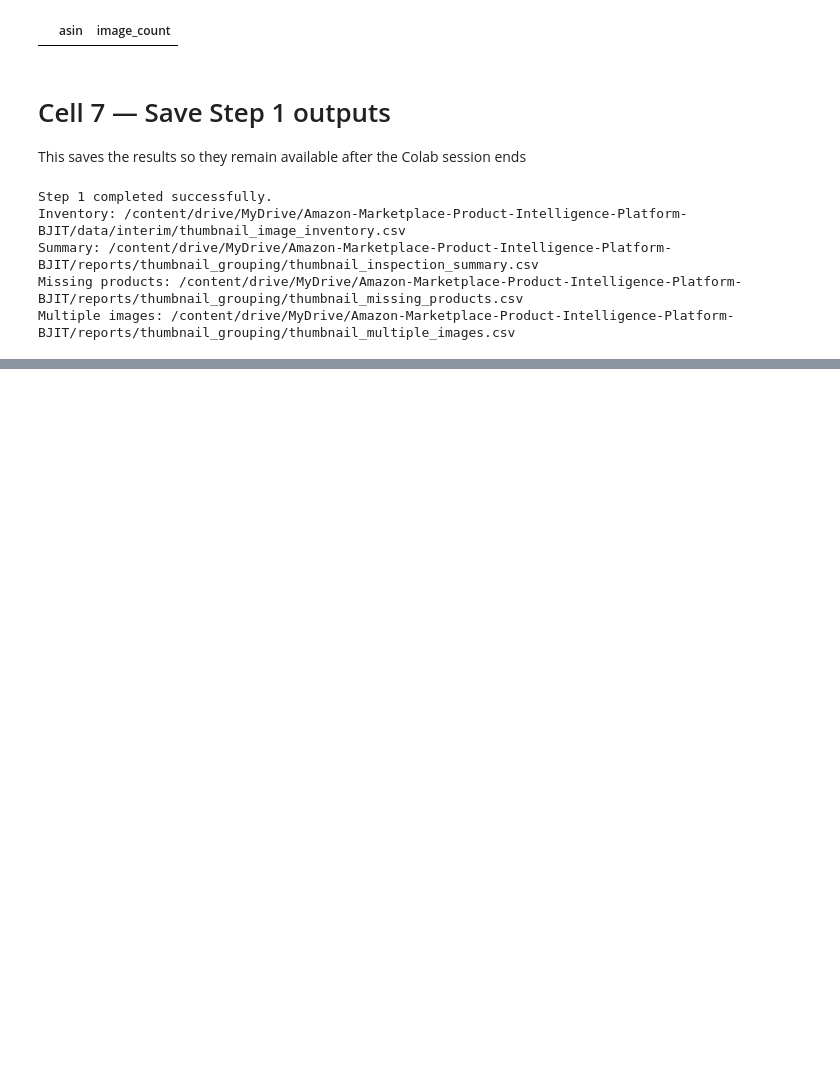
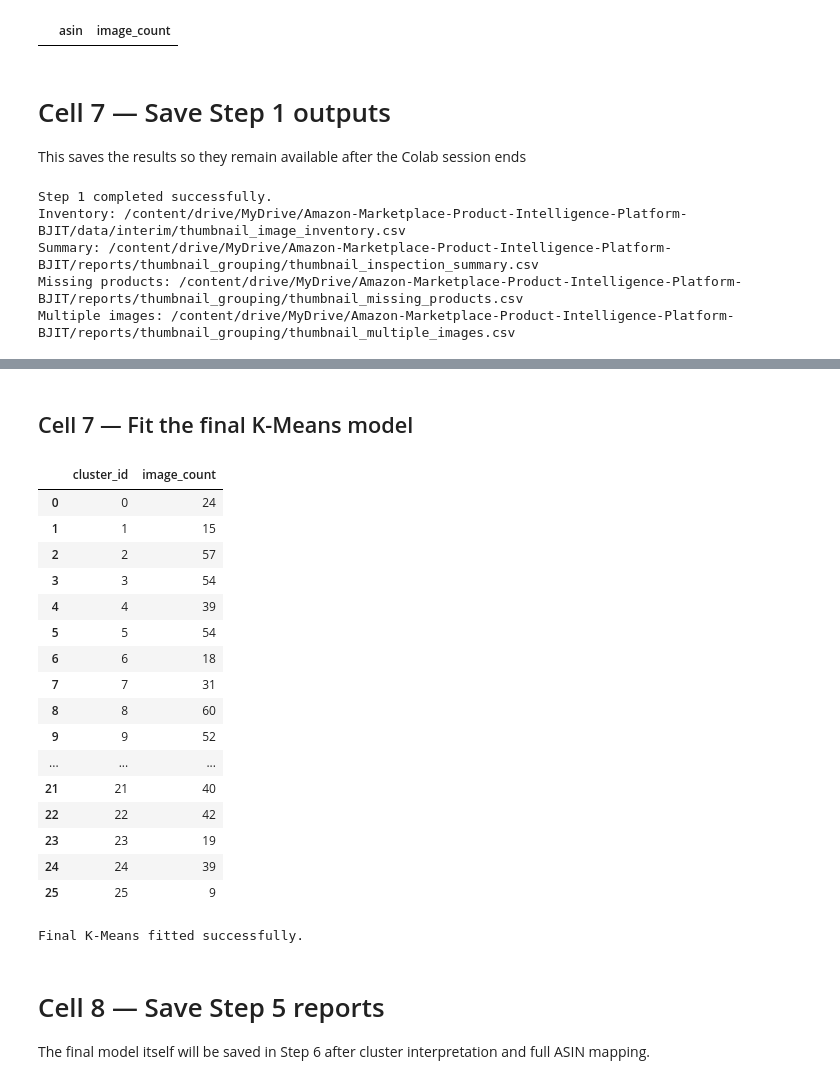
Before and after one commit to farhan065/Amazon-Marketplace-Product-Intelligence-Platform, a Jupyter notebook: notebooks/thumbnail_grouping/01_thumbnail_preprocessing_eda_ipynb.ipynb, the cells around one changed output, grey strips where cells are left out. Drawn from its saved outputs; the diff is of its cells as text; code cells hidden in the pictures; blank space fills up the shorter version.

```diff
--- a/notebooks/thumbnail_grouping/01_thumbnail_preprocessing_eda_ipynb.ipynb
+++ b/notebooks/thumbnail_grouping/01_thumbnail_preprocessing_eda_ipynb.ipynb
@@ -732,0 +3267,70 @@ Multiple images: /content/drive/MyDrive/Amazon-Marketplace-Product-Intelligence-
+# %% [markdown]
+## Cell 7 — Fit the final K-Means model
+# %%
+# ============================================================
+# Step 5.7: Fit final K-Means model
+# ============================================================
+
+final_kmeans_model = KMeans(
+    n_clusters=selected_cluster_count,
+    init="k-means++",
+    n_init=KMEANS_N_INIT,
+    max_iter=KMEANS_MAX_ITER,
+    random_state=KMEANS_RANDOM_STATE,
+    algorithm="lloyd",
+)
+
+final_unique_labels = (
+    final_kmeans_model.fit_predict(
+        selected_embeddings
+    )
+)
+
+unique_cluster_distribution = (
+    pd.Series(
+        final_unique_labels,
+        name="cluster_id",
+    )
+    .value_counts()
+    .sort_index()
+    .rename("image_count")
+    .reset_index()
+)
+
+assert len(final_unique_labels) == 979
+
+assert (
+    unique_cluster_distribution[
+        "image_count"
+    ].sum()
+    == 979
+)
+
+display(unique_cluster_distribution)
+
+print(
+    "Final K-Means fitted successfully."
+)
+# %% [output]
+|  | cluster_id | image_count |
+| 0 | 0 | 24 |
+| 1 | 1 | 15 |
+| 2 | 2 | 57 |
+| 3 | 3 | 54 |
+| 4 | 4 | 39 |
+| 5 | 5 | 54 |
+| 6 | 6 | 18 |
+| 7 | 7 | 31 |
+| 8 | 8 | 60 |
+| 9 | 9 | 52 |
+| ... | ... | ... |
+| 21 | 21 | 40 |
+| 22 | 22 | 42 |
+| 23 | 23 | 19 |
+| 24 | 24 | 39 |
+| 25 | 25 | 9 |
+Final K-Means fitted successfully.
+# %% [markdown]
+# Cell 8 — Save Step 5 reports
+
+The final model itself will be saved in Step 6 after cluster interpretation and full ASIN mapping.
```
Also changed, not shown: parts of 73 cells of this notebook, 1 other file.
